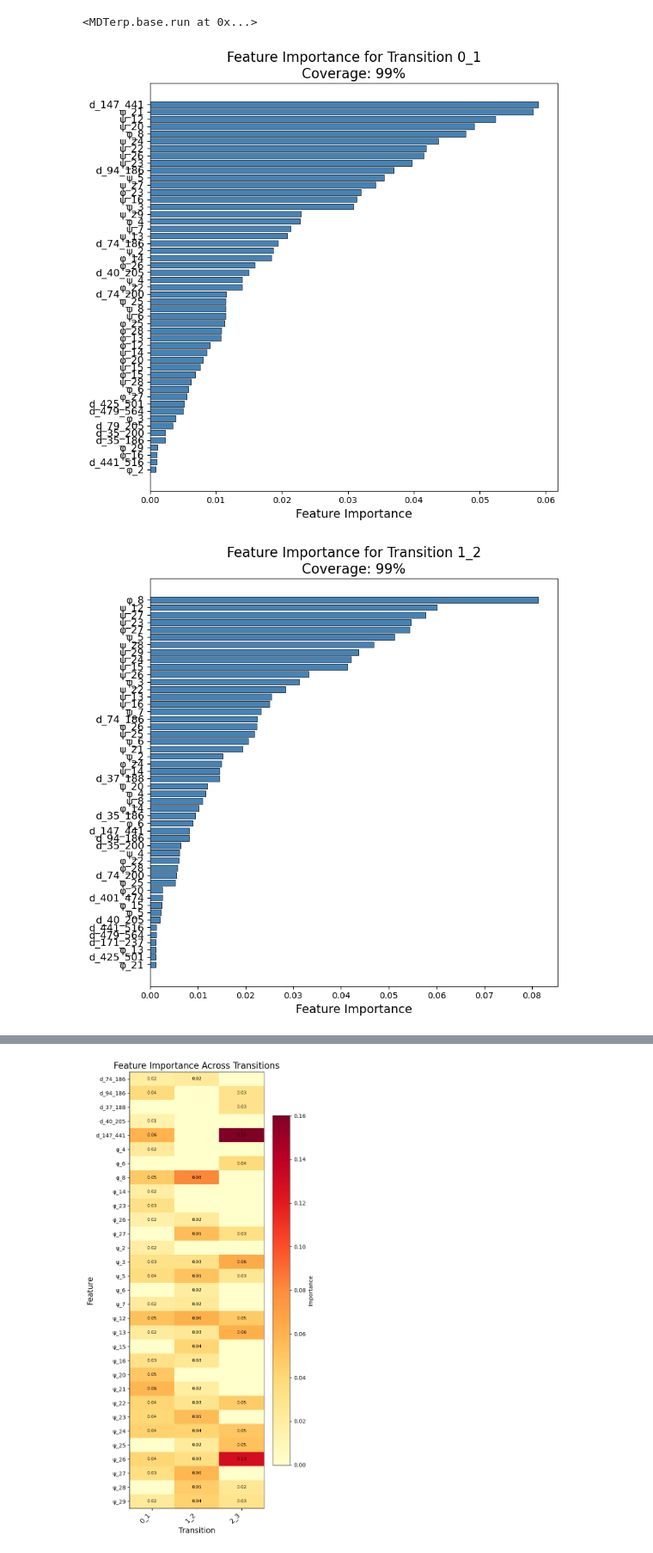
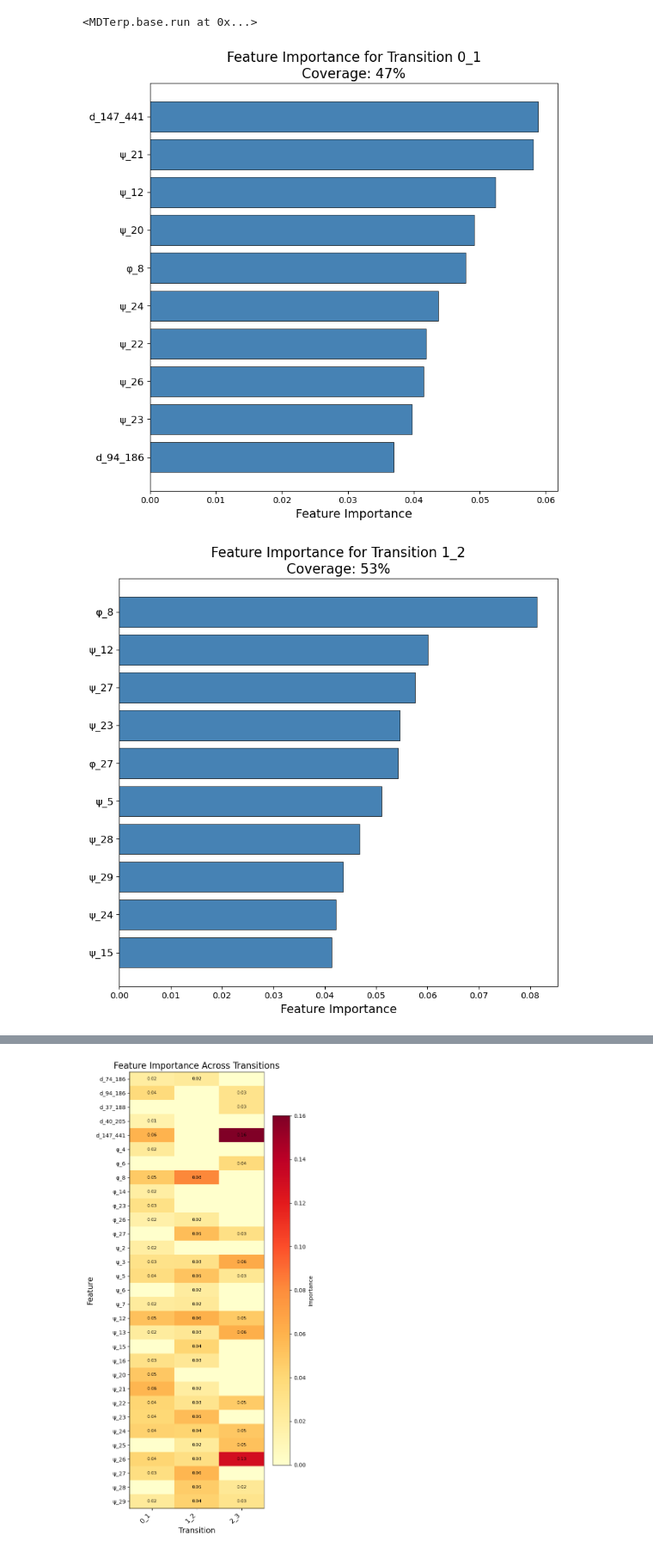
Before and after one commit to shams-mehdi/MDTerp, a Jupyter notebook: MDTerp_SPIB_villin.ipynb, the cells around one changed output, grey strips where cells are left out. Shown at 86% size. Saved outputs shown, nothing was run; the diff lists cells and outputs as text; code cells hidden in the pictures.

```diff
--- a/MDTerp_SPIB_villin.ipynb
+++ b/MDTerp_SPIB_villin.ipynb
@@ -150,21 +147,21 @@ base.run(traj_villin, model_function_loc, save_dir = result_dir, numeric_dict =
 # %%
 # MDTerp step 3: Summarize feature importance for each of the transition states.
 import MDTerp
 
 feature_names_loc = result_dir + 'MDTerp_feature_names.npy'
 feature_names = np.load(feature_names_loc)
 all_result_loc = result_dir + 'MDTerp_results_all.pkl'
 
 # summary is a dictionary with individual keys for each class transition in the dataset. Each key has the mean and standard deviation of feature importance for all explanations generated for that transition
 summary = MDTerp.transition_summary(all_result_loc, importance_coverage = 1.00)
 
 # Plot for each transition using built-in visualization
 for transition in summary:
     fig = MDTerp.plot_feature_importance(
         all_result_loc, feature_names_loc,
         transition=transition,
-        show_std=False,
+        show_std=False, top_n = 10
     )
 # %% [output]
-[figure, old version]
+[figure, new version]
-[figure, old version]
+[figure, new version]
```
Also changed, not shown: parts of 2 cells of this notebook, 2 other files.
